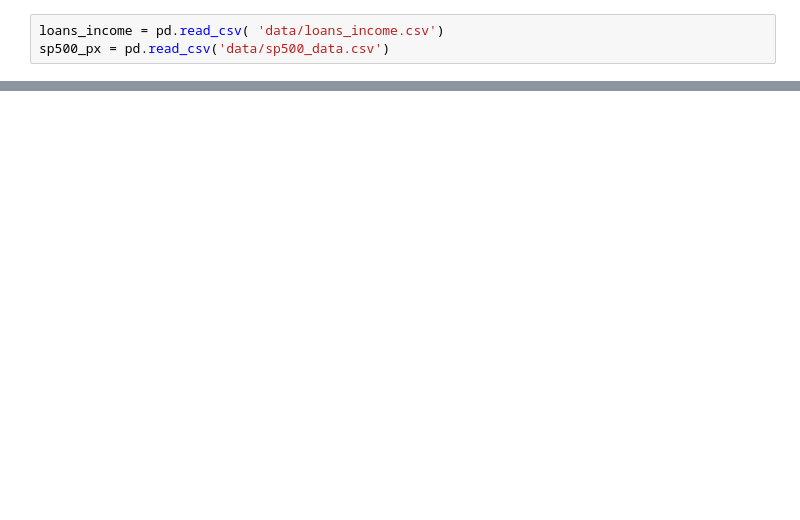
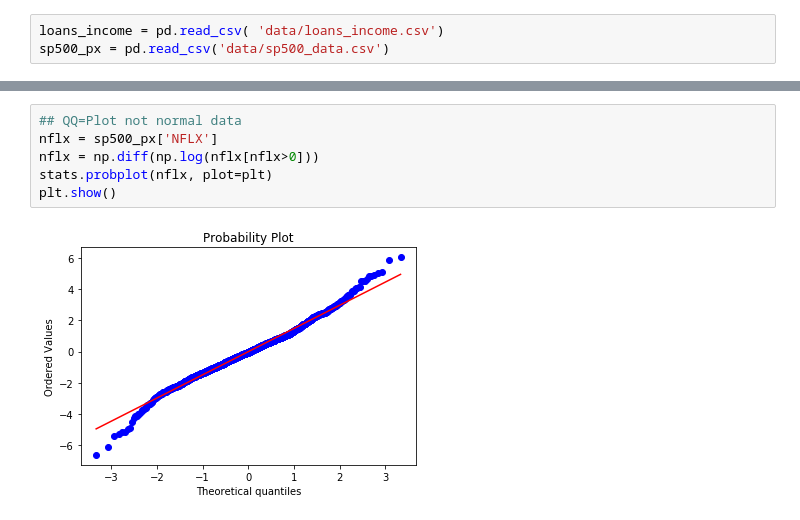
Before and after one commit to AdolfoCastilloC/StatisticsForDS, a Jupyter notebook: Chapter2_Python.ipynb, the cells around one changed output, grey strips where cells are left out. Saved outputs shown, nothing was run; the diff lists cells and outputs as text; blank space fills up the shorter version.

```diff
--- a/Chapter2_Python.ipynb
+++ b/Chapter2_Python.ipynb
@@ -22,0 +61,8 @@ plt.show()
+# %%
+## QQ=Plot not normal data
+nflx = sp500_px['NFLX']
+nflx = np.diff(np.log(nflx[nflx>0]))
+stats.probplot(nflx, plot=plt)
+plt.show()
+# %% [output]
+[figure, added]
```
Also changed, not shown: parts of 10 cells of this notebook, 1 other file.
